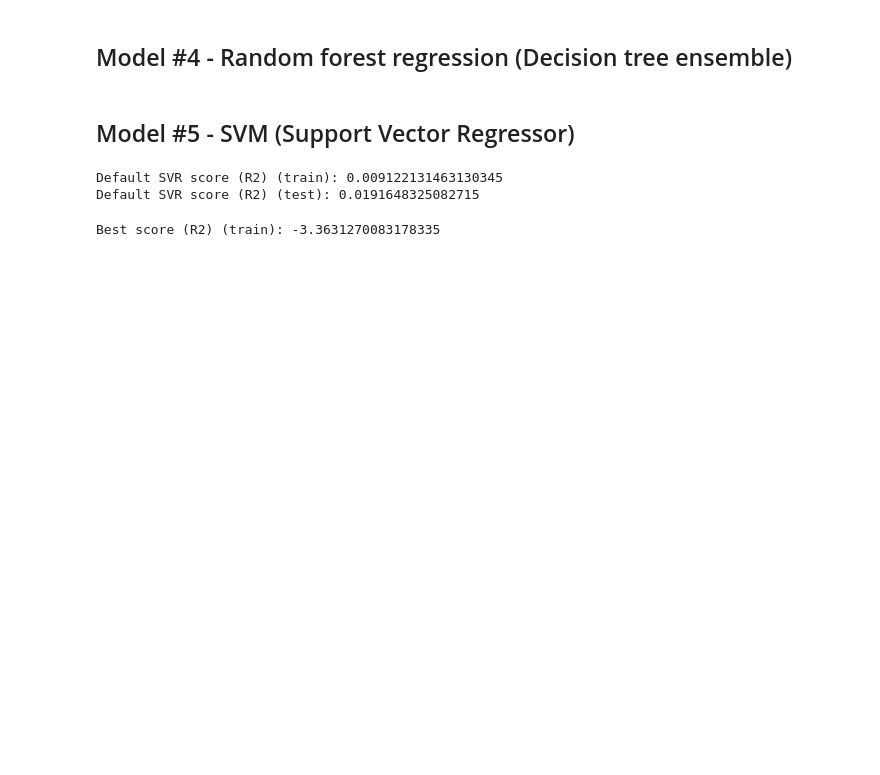
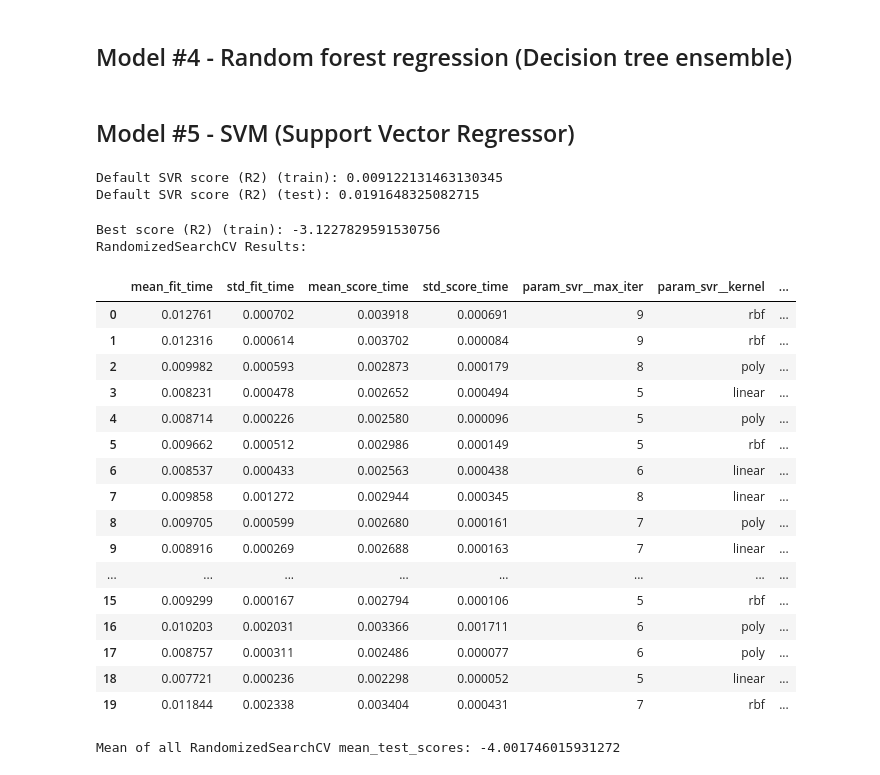
Before and after one commit to aoot/Workspace_UsedCarPricePrediction, a Jupyter notebook: notebook.ipynb, the cells around one changed output. Cells and saved outputs as stored; diff of their text form; code cells hidden in the pictures; blank space fills up the shorter version.

```diff
--- a/notebook.ipynb
+++ b/notebook.ipynb
@@ -537,17 +572,53 @@ print(f"Default SVR score (R2) (test): {clf_svr_default.score(X_test, y_test)}")
 Default SVR score (R2) (train): 0.009122131463130345
 Default SVR score (R2) (test): 0.0191648325082715
 # %%
+### SVM Hyperparameter Tuning
 from sklearn.model_selection import RandomizedSearchCV
 import warnings
+import statistics  # for mean()
+
+## Ignore all warnings
 warnings.filterwarnings('ignore')
 
+## Hyperparamter tuning
 param_dist = {'svr__kernel':['linear', 'poly', 'rbf'],
               'svr__degree': range(3, 6),
               'svr__C': range(1, 5),
               'svr__max_iter': range(5, 10)}
-rand_search = RandomizedSearchCV(estimator=clf_svr_default, param_distributions=param_dist, n_iter=5).fit(X_train, y_train)
+## RandomizedSearchCV (hyperparameter tuning)
+rand_search = (RandomizedSearchCV(estimator=clf_svr_default,
+                                 param_distributions=param_dist,
+                                 n_iter=20)).fit(X_train, y_train)
 print(f"Best score (R2) (train): {rand_search.best_score_}")
+print(f"RandomizedSearchCV Results:")
+display(pd.DataFrame(rand_search.cv_results_))
+
+## Mean of all RandomizedSearchCV mean_test_score
+print(f"Mean of all RandomizedSearchCV mean_test_scores: {statistics.mean(pd.DataFrame(rand_search.cv_results_)['mean_test_score'])}")
+
+## NOTES:
+## - Yeah, the score does not look good. Perhaps SVR is not a good model as the matrix is pretty sparse
+##   from the different car models and fueltTypes.
 # %% [output]
-Best score (R2) (train): -3.3631270083178335
+Best score (R2) (train): -3.1227829591530756
+RandomizedSearchCV Results:
+|  | mean_fit_time | std_fit_time | mean_score_time | std_score_time | param_svr__max_iter | param_svr__kernel | ... |
+| 0 | 0.012761 | 0.000702 | 0.003918 | 0.000691 | 9 | rbf | ... |
+| 1 | 0.012316 | 0.000614 | 0.003702 | 0.000084 | 9 | rbf | ... |
+| 2 | 0.009982 | 0.000593 | 0.002873 | 0.000179 | 8 | poly | ... |
+| 3 | 0.008231 | 0.000478 | 0.002652 | 0.000494 | 5 | linear | ... |
+| 4 | 0.008714 | 0.000226 | 0.002580 | 0.000096 | 5 | poly | ... |
+| 5 | 0.009662 | 0.000512 | 0.002986 | 0.000149 | 5 | rbf | ... |
+| 6 | 0.008537 | 0.000433 | 0.002563 | 0.000438 | 6 | linear | ... |
+| 7 | 0.009858 | 0.001272 | 0.002944 | 0.000345 | 8 | linear | ... |
+| 8 | 0.009705 | 0.000599 | 0.002680 | 0.000161 | 7 | poly | ... |
+| 9 | 0.008916 | 0.000269 | 0.002688 | 0.000163 | 7 | linear | ... |
+| ... | ... | ... | ... | ... | ... | ... | ... |
+| 15 | 0.009299 | 0.000167 | 0.002794 | 0.000106 | 5 | rbf | ... |
+| 16 | 0.010203 | 0.002031 | 0.003366 | 0.001711 | 6 | poly | ... |
+| 17 | 0.008757 | 0.000311 | 0.002486 | 0.000077 | 6 | poly | ... |
+| 18 | 0.007721 | 0.000236 | 0.002298 | 0.000052 | 5 | linear | ... |
+| 19 | 0.011844 | 0.002338 | 0.003404 | 0.000431 | 7 | rbf | ... |
+Mean of all RandomizedSearchCV mean_test_scores: -4.001746015931272
 # %%
 ### Feature engineer car sub categories
```
Also changed, not shown: parts of 2 cells of this notebook.
